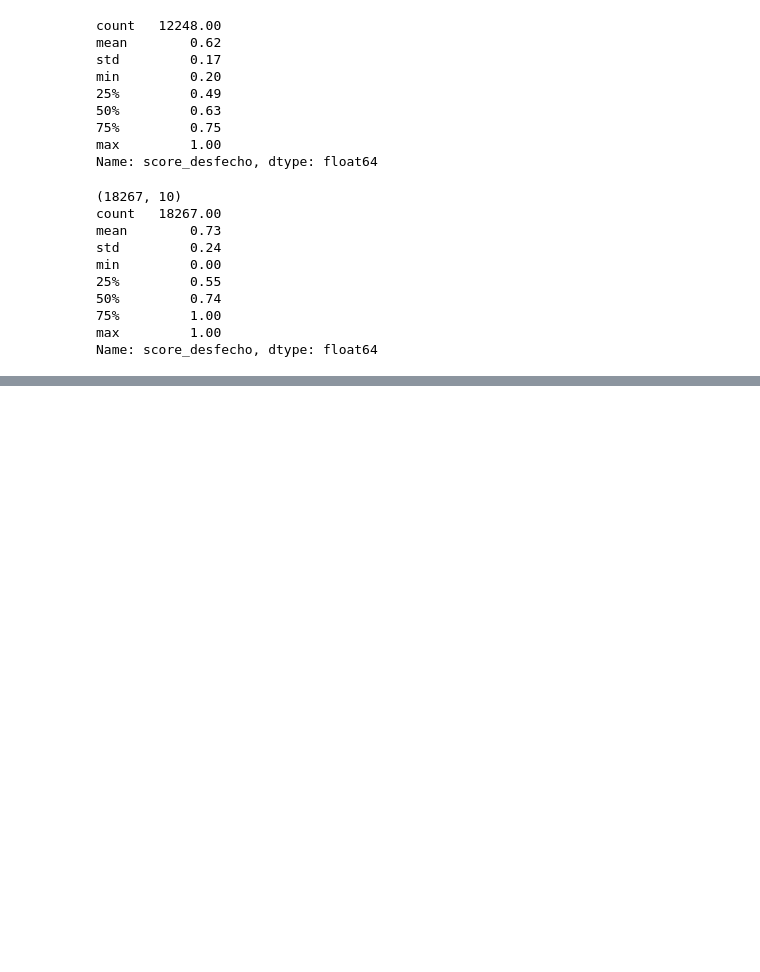
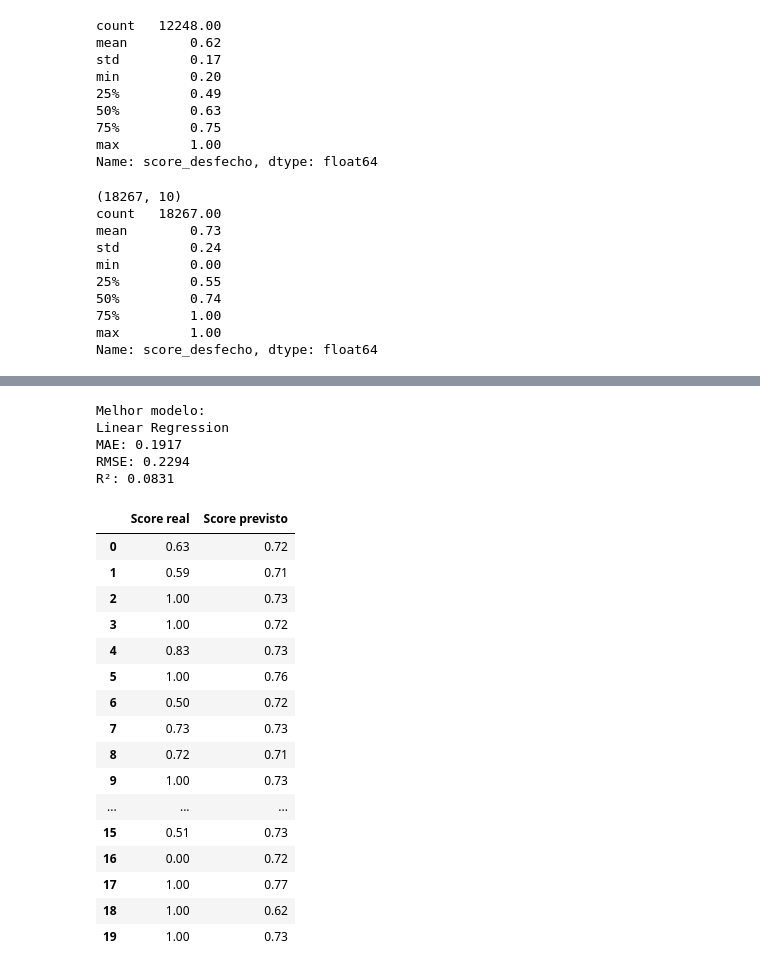
Before and after one commit to Fishguto5/Hackathon-Enter-Unicamp, a Jupyter notebook: teste/ML_Ana_testes.ipynb, the cells around one changed output, grey strips where cells are left out. Cells and saved outputs as stored; diff of their text form; code cells hidden in the pictures; blank space fills up the shorter version.

```diff
--- a/teste/ML_Ana_testes.ipynb
+++ b/teste/ML_Ana_testes.ipynb
@@ -2491,0 +2813,55 @@ Name: score_desfecho, dtype: float64
+# %%
+melhor_nome = ranking_score.iloc[0]["Modelo"]
+
+melhor_modelo = modelos_treinados[melhor_nome]
+
+print("Melhor modelo:")
+print(melhor_nome)
+
+print(
+    f"MAE: "
+    f"{ranking_score.iloc[0]['MAE']:.4f}"
+)
+
+print(
+    f"RMSE: "
+    f"{ranking_score.iloc[0]['RMSE']:.4f}"
+)
+
+print(
+    f"R²: "
+    f"{ranking_score.iloc[0]['R²']:.4f}"
+)
+# %% [output]
+Melhor modelo:
+Linear Regression
+MAE: 0.1917
+RMSE: 0.2294
+R²: 0.0831
+# %%
+pred_melhor = previsoes[melhor_nome]
+
+resultado_melhor = pd.DataFrame({
+    "Score real": y_test_score.values,
+    "Score previsto": pred_melhor
+})
+
+resultado_melhor.head(20)
+# %% [output]
+|  | Score real | Score previsto |
+| 0 | 0.63 | 0.72 |
+| 1 | 0.59 | 0.71 |
+| 2 | 1.00 | 0.73 |
+| 3 | 1.00 | 0.72 |
+| 4 | 0.83 | 0.73 |
+| 5 | 1.00 | 0.76 |
+| 6 | 0.50 | 0.72 |
+| 7 | 0.73 | 0.73 |
+| 8 | 0.72 | 0.71 |
+| 9 | 1.00 | 0.73 |
+| ... | ... | ... |
+| 15 | 0.51 | 0.73 |
+| 16 | 0.00 | 0.72 |
+| 17 | 1.00 | 0.77 |
+| 18 | 1.00 | 0.62 |
+| 19 | 1.00 | 0.73 |
```
Also changed, not shown: parts of 24 cells of this notebook.
